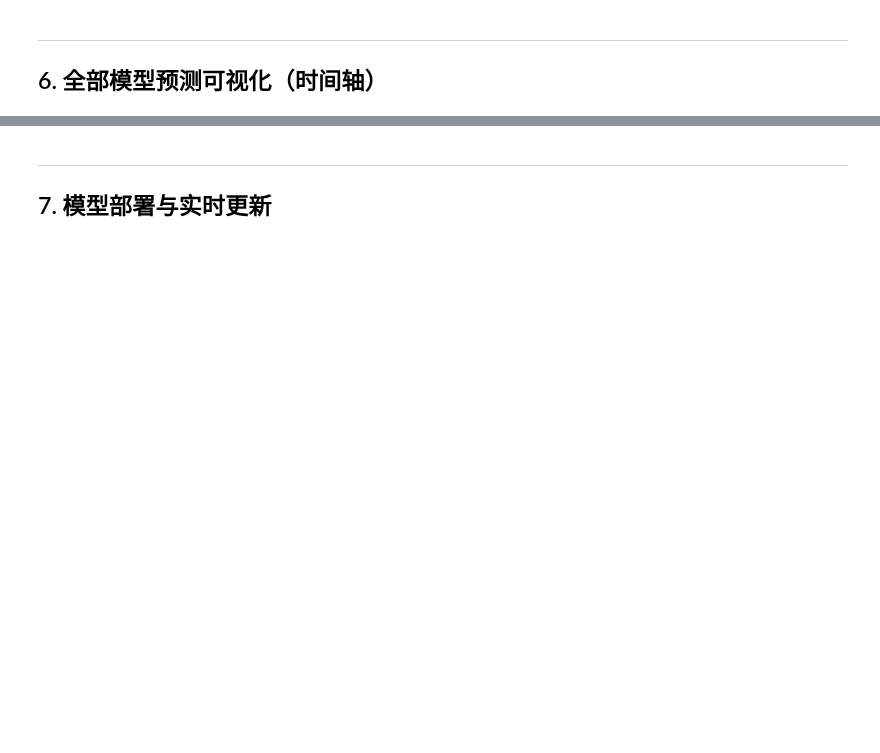
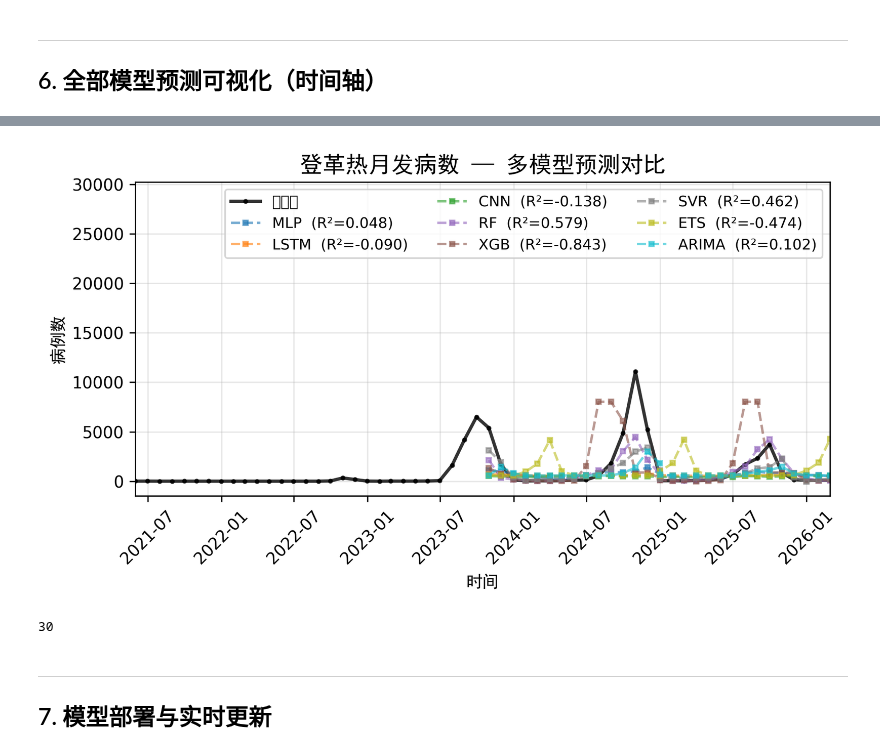
Before and after one commit to 1511878618/EpiAI, a Jupyter notebook: tutorial/tutorial-dengue.ipynb, the cells around one changed output, grey strips where cells are left out. Cells and saved outputs as stored; diff of their text form; code cells hidden in the pictures; blank space fills up the shorter version.

```diff
--- a/tutorial/tutorial-dengue.ipynb
+++ b/tutorial/tutorial-dengue.ipynb
@@ -48,12 +89,15 @@ plt.ylabel("病例数"); plt.grid(alpha=0.3); plt.show()
 # %%
 df.to_csv("/tmp/dengue.csv", index=False)
-
+horizon = 12
+lookback = 12
 bundle = ForecastPipeline(
     loader=CsvLoader(time_col="time", target_cols="cases",
                      feature_cols="cases"),
     split=TimeSplit(train_ratio=0.7, val_ratio=0.15),
-    transforms=None,
-    window=SlidingWindow(lookback=12, horizon=3),
+    transforms=Compose([
+        StandardScaler(columns = ['cases']),              # 所有特征标准化
+    ]),
+    window=SlidingWindow(lookback=lookback, horizon=horizon),
 ).run("/tmp/dengue.csv")
 
 print(f"训练: {bundle.train_x.shape}  验证: {bundle.val_x.shape}  测试: {bundle.test_x.shape}")
@@ -68,7 +154,7 @@ results = {}
 
 for name in ["MLP", "LSTM", "CNN"]:
     try:
-        model = get(name)(input_dim=bundle.n_features, lookback=12, horizon=3, target_dim=1)
+        model = get(name)(input_dim=bundle.n_features, lookback=lookback, horizon=horizon, target_dim=1)
         r = EpiAITrainer(model=model, verbose=False, optimizer_config={"max_epochs": 10}).fit(bundle)
         results[name] = r
         print(f"  ✅ {name}")
@@ -83,7 +173,7 @@ for name, kwargs in [
     ("SVR", {"kernel": "rbf", "C": 1.0}),
 ]:
     try:
-        model = get(name)(input_dim=bundle.n_features, lookback=12, horizon=3, target_dim=1,
+        model = get(name)(input_dim=bundle.n_features, lookback=lookback, horizon=horizon, target_dim=1,
                           **{f"{'rf' if name=='RF' else 'xgb' if name=='XGB' else 'svm'}_params": kwargs})
         results[name] = EpiAITrainer(model=model, verbose=False).fit(bundle)
         print(f"  ✅ {name}")
@@ -117,37 +246,46 @@ print(vault.summary().to_string())
 # %%
-all_time = bundle.train_df["time"].tolist() + bundle.test_df["time"].tolist()
-y_all = np.concatenate([bundle.get_y_series("train").ravel(),
-                        bundle.get_y_series("test").ravel()])
+all_time = bundle.train_df["time"].tolist() + bundle.val_df["time"].tolist() +bundle.test_df["time"].tolist()
+y_all = np.concatenate([bundle.get_y_series_inverse("train").ravel(),
+                        bundle.get_y_series_inverse("val").ravel(),
+                        bundle.get_y_series_inverse("test").ravel()])
 
-plt.figure(figsize=(14, 6))
+plt.figure(figsize=(7, 4),dpi=300)
 
 # 训练集曲线
-plt.plot(all_time[:len(bundle.train_df)], y_all[:len(bundle.train_df)],
-         "-", label="训练集", color="#95a5a6", alpha=0.5)
+plt.plot(all_time, y_all,
+         "o-", label="实际值", color="black", alpha=0.8, linewidth=2, markersize=2)
 
 # 测试集实际值
-test_start = len(bundle.train_df)
-plt.plot(all_time[test_start:], bundle.get_y_series("test").ravel(),
-         "o-", label="实际值", color="black", alpha=0.8, linewidth=2)
+test_start = len(bundle.train_df["time"].tolist() + bundle.val_df["time"].tolist())
+# plt.plot(all_time[test_start:], bundle.get_y_series_inverse("test").ravel(),
+#          "o-", label="实际值", color="black", alpha=0.8, linewidth=2)
 
 # 各模型预测值
 colors = plt.cm.tab10(np.linspace(0, 1, len(results)))
 for (name, r), color in zip(results.items(), colors):
     n = r.predictions.shape[0]
     preds = r.predictions[:, 0, 0]
     m = r.metrics.iloc[0]
     # 预测值对齐到测试集的对应时间点
     pred_time = all_time[test_start:test_start + n]
     plt.plot(pred_time, preds, "s--", label=f"{name}  (R²={m['R2']:.3f})",
-             color=color, alpha=0.6, markersize=4)
+             color=color, alpha=0.6, markersize=3)
+    # set xlim
+    plt.xlim(all_time[len(bundle.train_df["time"].tolist())], all_time[-1])
 
 plt.legend(fontsize=9, ncol=3)
-plt.title("登革热月发病数 — 多模型预测对比", fontsize=14)
-plt.ylabel("病例数"); plt.xlabel("时间"); plt.grid(alpha=0.3)
+plt.title("登革热月发病数 — 多模型预测对比", fontsize=14, fontfamily="SimHei")
+plt.ylabel("病例数",fontfamily="SimHei"); plt.xlabel("时间",fontfamily="SimHei"); plt.grid(alpha=0.3)
 plt.xticks(rotation=45)
 plt.tight_layout()
 plt.savefig("/tmp/dengue_all_models.png", dpi=150)
 plt.show()
+# %% [output]
+[figure, added]
+# %%
+n
+# %% [output]
+30
 # %% [markdown]
 ---
 
```
Also changed, not shown: parts of 14 cells of this notebook, 40 other files.
